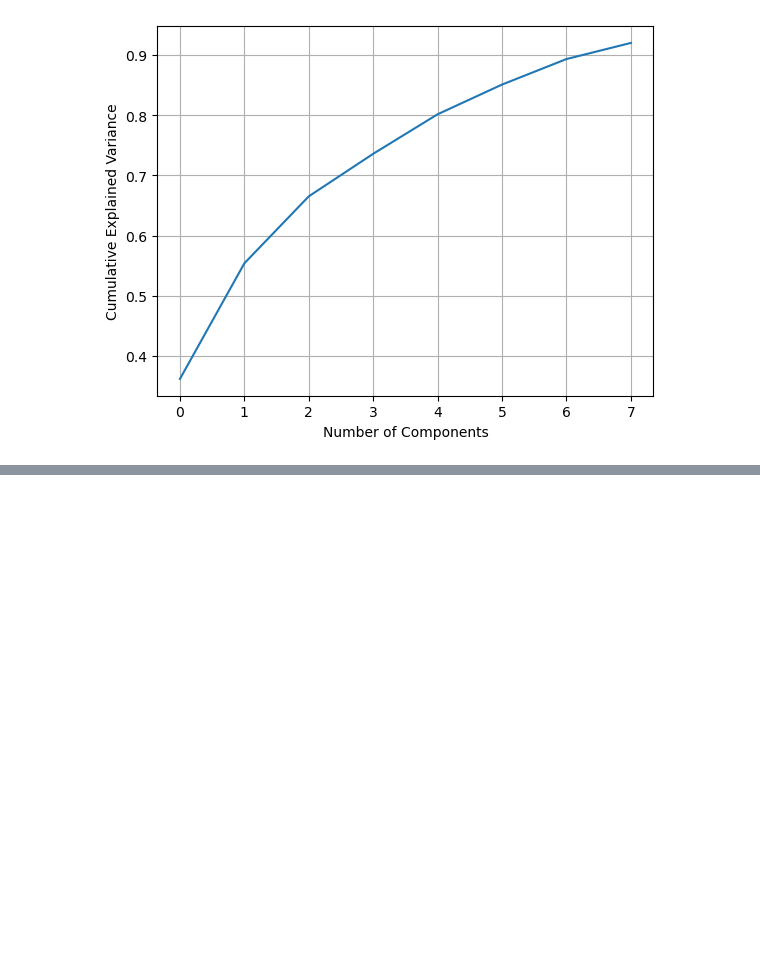
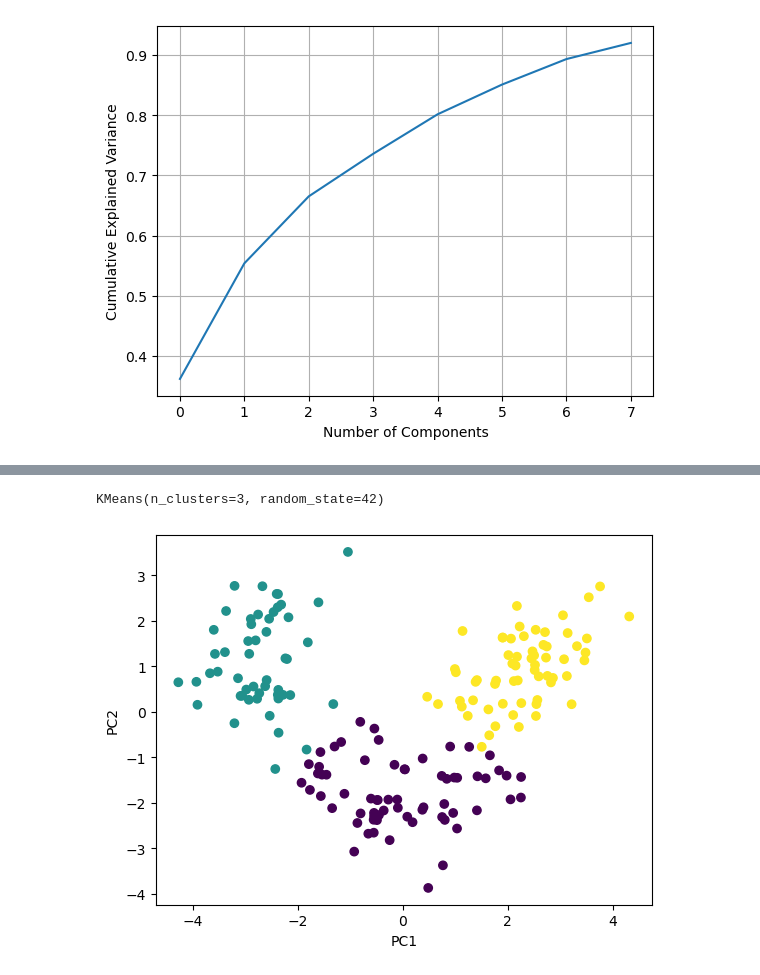
Before and after one commit to suryansh007-ai/PCA-Principal-Component-Analysis-notes, a Jupyter notebook: PCA_Wine.ipynb, the cells around one changed output, grey strips where cells are left out. Drawn from its saved outputs; the diff is of its cells as text; code cells hidden in the pictures; blank space fills up the shorter version.

```diff
--- a/PCA_Wine.ipynb
+++ b/PCA_Wine.ipynb
@@ -197,0 +216,16 @@ plt.show()
+# %%
+# the curve is the best k so k=3
+kmeans=KMeans(
+    n_clusters=3,random_state=42)
+kmeans.fit(X_scaled)
+# %% [output]
+KMeans(n_clusters=3, random_state=42)
+# %%
+labels=kmeans.labels_
+# %%
+plt.scatter( X_pca[:,0],X_pca[:,1],c=labels)
+plt.xlabel("PC1")
+plt.ylabel("PC2")
+plt.show()
+# %% [output]
+[figure, added]
```
Also changed, not shown: parts of 5 cells of this notebook.
